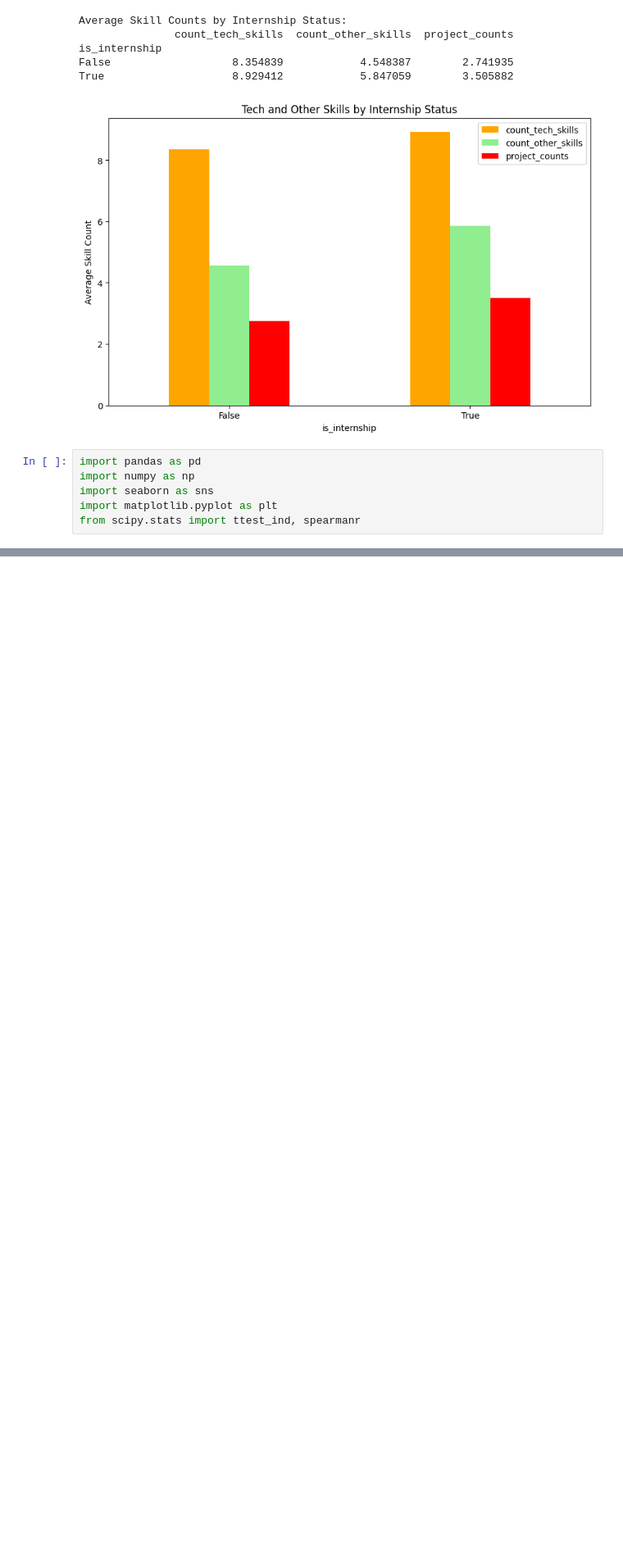
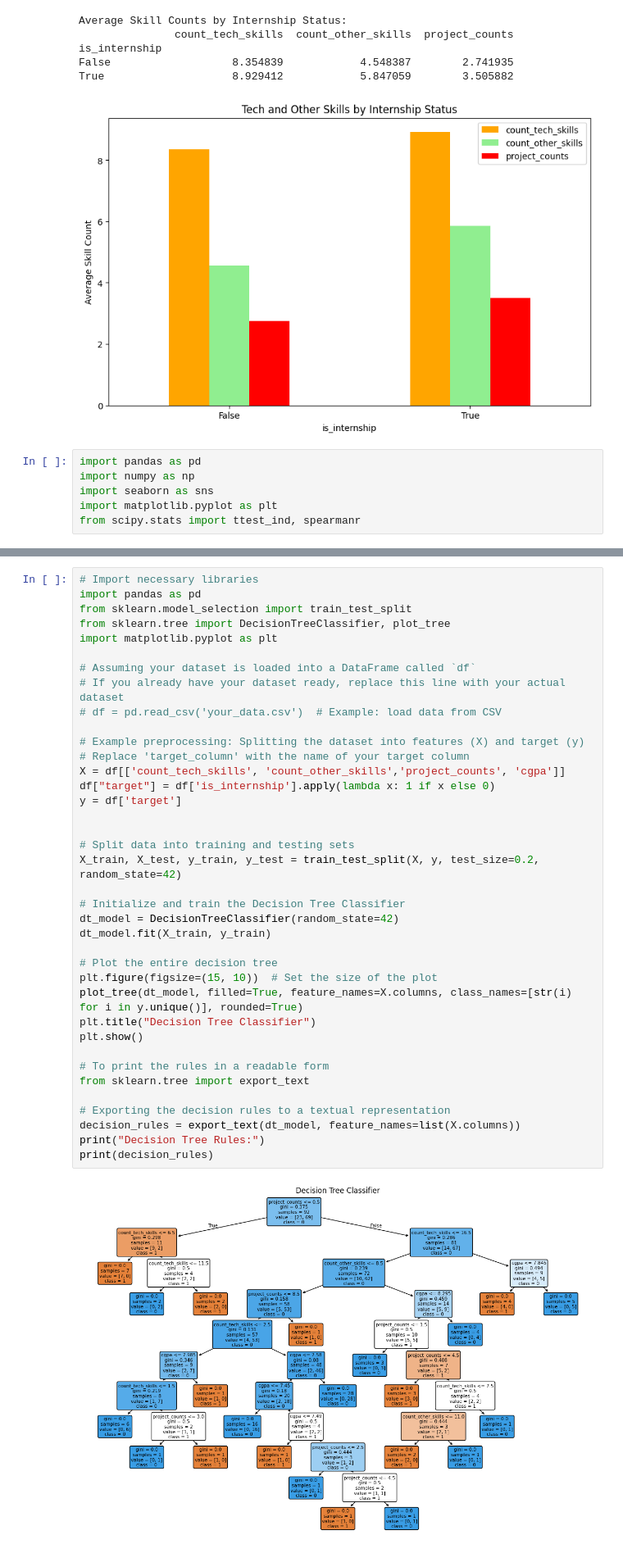
Before and after one commit to pramod-nitk/matchMaking, a Jupyter notebook: insights.ipynb, the cells around one changed output, grey strips where cells are left out. Shown at 82% size. Cells and saved outputs as stored; diff of their text form; blank space fills up the shorter version.

```diff
--- a/insights.ipynb
+++ b/insights.ipynb
@@ -281,0 +293,40 @@ True            7.82
+# %%
+# Import necessary libraries
+import pandas as pd
+from sklearn.model_selection import train_test_split
+from sklearn.tree import DecisionTreeClassifier, plot_tree
+import matplotlib.pyplot as plt
+
+# Assuming your dataset is loaded into a DataFrame called `df`
+# If you already have your dataset ready, replace this line with your actual dataset
+# df = pd.read_csv('your_data.csv')  # Example: load data from CSV
+
+# Example preprocessing: Splitting the dataset into features (X) and target (y)
+# Replace 'target_column' with the name of your target column
+X = df[['count_tech_skills', 'count_other_skills','project_counts', 'cgpa']]
+df["target"] = df['is_internship'].apply(lambda x: 1 if x else 0)
+y = df['target']
+
+
+# Split data into training and testing sets
+X_train, X_test, y_train, y_test = train_test_split(X, y, test_size=0.2, random_state=42)
+
+# Initialize and train the Decision Tree Classifier
+dt_model = DecisionTreeClassifier(random_state=42)
+dt_model.fit(X_train, y_train)
+
+# Plot the entire decision tree
+plt.figure(figsize=(15, 10))  # Set the size of the plot
+plot_tree(dt_model, filled=True, feature_names=X.columns, class_names=[str(i) for i in y.unique()], rounded=True)
+plt.title("Decision Tree Classifier")
+plt.show()
+
+# To print the rules in a readable form
+from sklearn.tree import export_text
+
+# Exporting the decision rules to a textual representation
+decision_rules = export_text(dt_model, feature_names=list(X.columns))
+print("Decision Tree Rules:")
+print(decision_rules)
+# %% [output]
+[figure, added]
```
Also changed, not shown: parts of 6 cells of this notebook.
